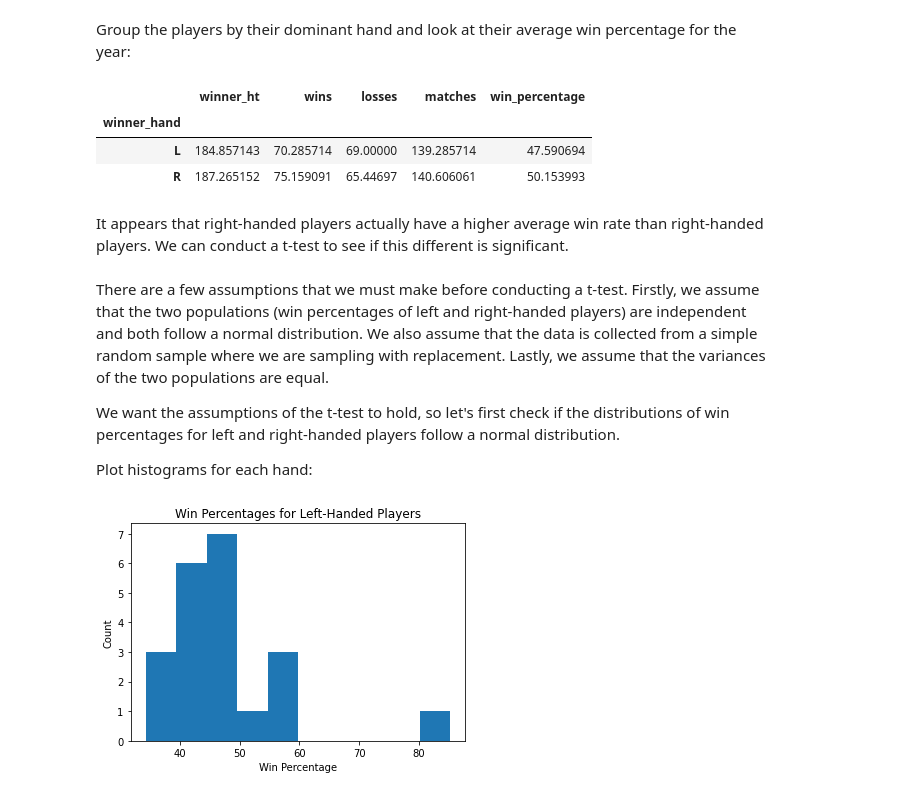
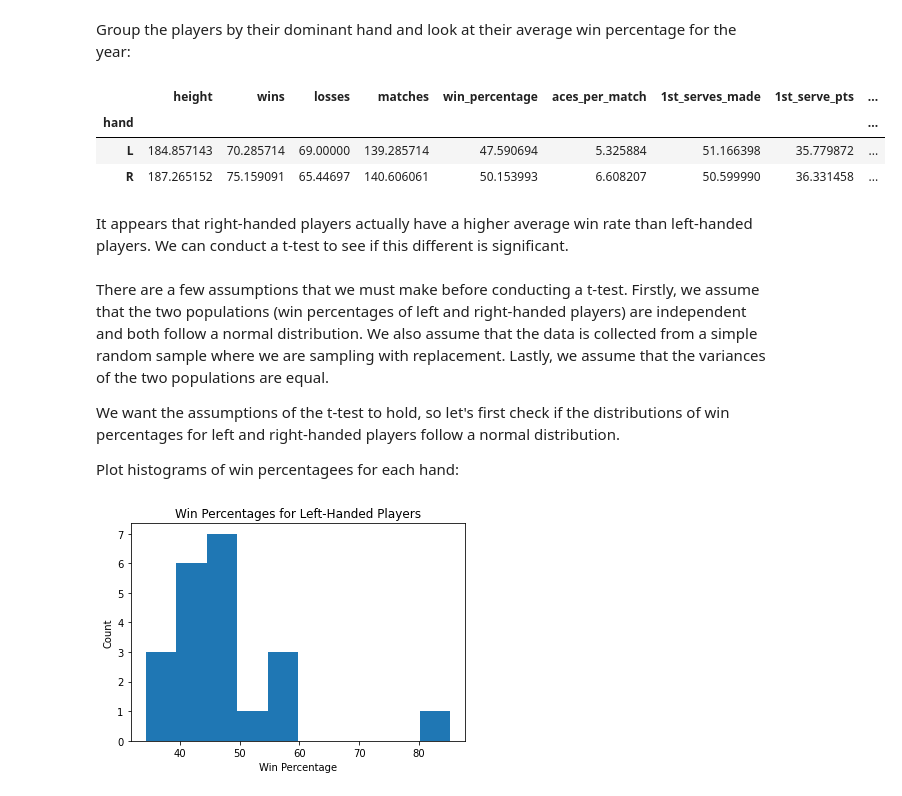
Before and after one commit to eli4278/jekyll_theme, a Jupyter notebook: final_project.ipynb, the cells around one changed output. Saved outputs shown, nothing was run; the diff lists cells and outputs as text; code cells hidden in the pictures.

```diff
--- a/final_project.ipynb
+++ b/final_project.ipynb
@@ -68,12 +74,12 @@ Now let's add a column for the number of matches each player has lost by iterati
 # %%
 losses = []
 
-for player in player_data['winner_name']:
+for player in player_data['name']:
     sub_df = atp_matches_18_22[atp_matches_18_22['loser_name'] == player]
     losses.append(sub_df.shape[0])
 
 player_data['losses'] = losses
 player_data['matches'] = player_data['wins'] + player_data['losses']
-player_data['win percentage'] = 100 * player_data['wins'] / player_data['matches']
+player_data['win_percentage'] = 100 * player_data['wins'] / player_data['matches']
 player_data.head()
 # %% [output]
@@ -111,7 +117,7 @@ first_serves = []
 first_serve_pts = []
 second_serve_pts = []
 
-for player in player_data['winner_name']:
+for player in player_data['name']:
     sub_df = atp_matches_18_22[atp_matches_18_22['loser_name'] == player]
     sub_df2 = atp_matches_18_22[atp_matches_18_22['winner_name'] == player]
     avg_ace = (sub_df['l_ace'].mean() + sub_df2['w_ace'].mean()) / 2
@@ -195,9 +200,5 @@ We also want to know how strong this correlation is.
 # %%
-import statsmodels.formula.api as smf
-
-player_data = player_data.rename(columns={'win percentage':'win_percentage'})
-model = smf.ols(formula="win_percentage ~ winner_ht", data=player_data).fit()
-
+model = smf.ols(formula="win_percentage ~ height", data=player_data).fit()
 print(model.summary())
 # %% [output]
                             OLS Regression Results
@@ -276,7 +293,5 @@ Let's look at how strong this correlation is:
 # %%
-player_data = player_data.rename(columns={'aces per match':'aces_per_match'})
-model2 = smf.ols(formula="aces_per_match ~ winner_ht", data=player_data).fit()
-
+model2 = smf.ols(formula="aces_per_match ~ height", data=pd.merge(X_train, y_train, right_index=True, left_index=True)).fit()
 print(model2.summary())
 # %% [output]
                             OLS Regression Results
@@ -358,20 +384,20 @@ So there are 132 right-handed players and 21 left-handed players.
 # %% [markdown]
 Group the players by their dominant hand and look at their average win percentage for the year:
 # %%
-player_data.groupby(['winner_hand']).mean()
+player_data.groupby(['hand']).mean()
 # %% [output]
-|  | winner_ht | wins | losses | matches | win_percentage |
-| winner_hand |  |  |  |  |  |
-| L | 184.857143 | 70.285714 | 69.00000 | 139.285714 | 47.590694 |
-| R | 187.265152 | 75.159091 | 65.44697 | 140.606061 | 50.153993 |
+|  | height | wins | losses | matches | win_percentage | aces_per_match | 1st_serves_made | 1st_serve_pts | ... |
+| hand |  |  |  |  |  |  |  |  | ... |
+| L | 184.857143 | 70.285714 | 69.00000 | 139.285714 | 47.590694 | 5.325884 | 51.166398 | 35.779872 | ... |
+| R | 187.265152 | 75.159091 | 65.44697 | 140.606061 | 50.153993 | 6.608207 | 50.599990 | 36.331458 | ... |
 # %% [markdown]
-It appears that right-handed players actually have a higher average win rate than right-handed players. We can conduct a t-test to see if this different is significant.
+It appears that right-handed players actually have a higher average win rate than left-handed players. We can conduct a t-test to see if this different is significant.
 # %% [markdown]
 There are a few assumptions that we must make before conducting a t-test. Firstly, we assume that the two populations (win percentages of left and right-handed players) are independent and both follow a normal distribution. We also assume that the data is collected from a simple random sample where we are sampling with replacement. Lastly, we assume that the variances of the two populations are equal.
 
 We want the assumptions of the t-test to hold, so let's first check if the distributions of win percentages for left and right-handed players follow a normal distribution.
 
-Plot histograms for each hand:
+Plot histograms of win percentagees for each hand:
 # %%
 lefties = player_data[player_data['winner_hand'] == 'L']
 plt.hist(lefties['win_percentage'])
```
Also changed, not shown: parts of 52 cells of this notebook, 5 other files.
